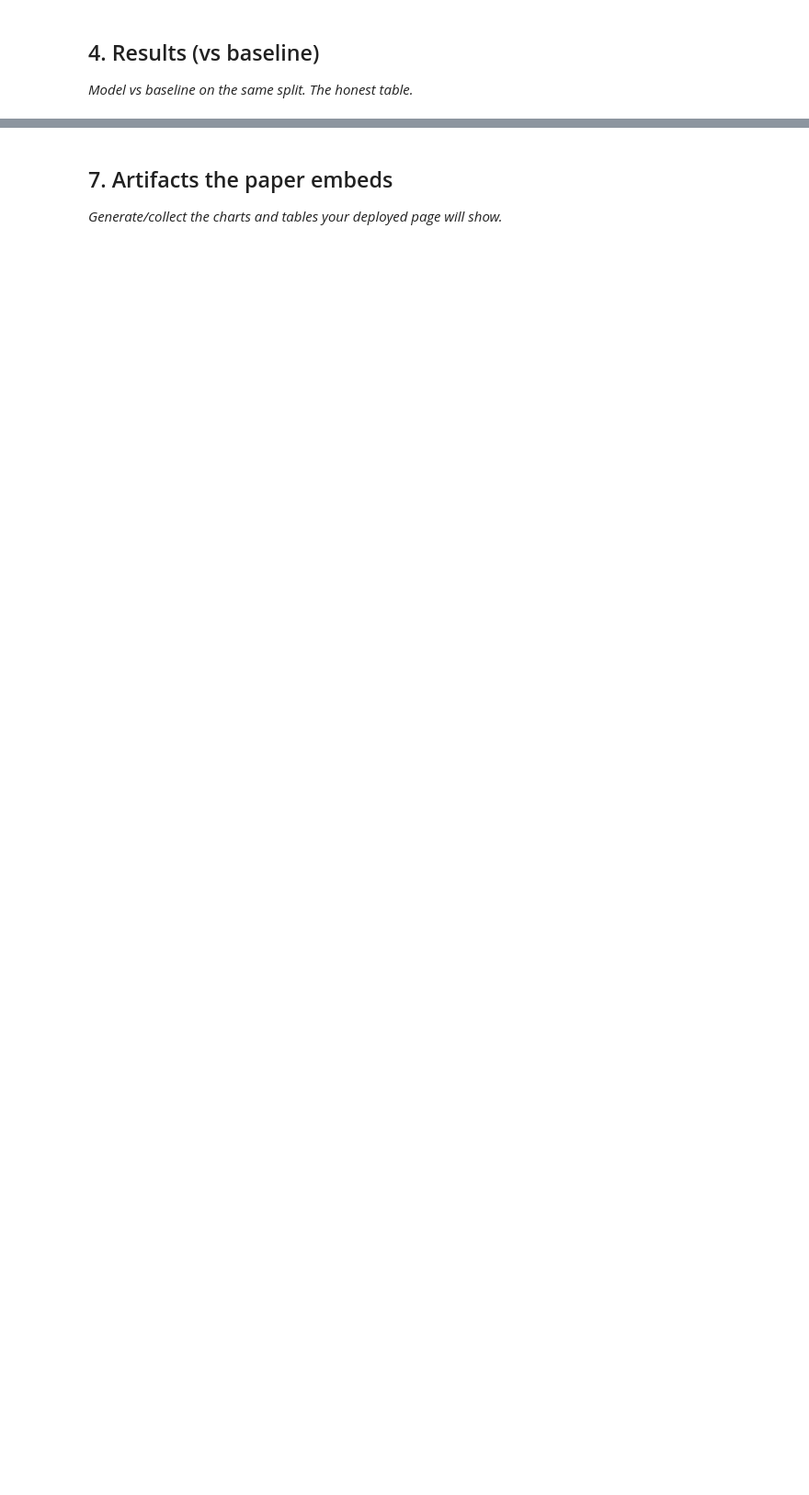
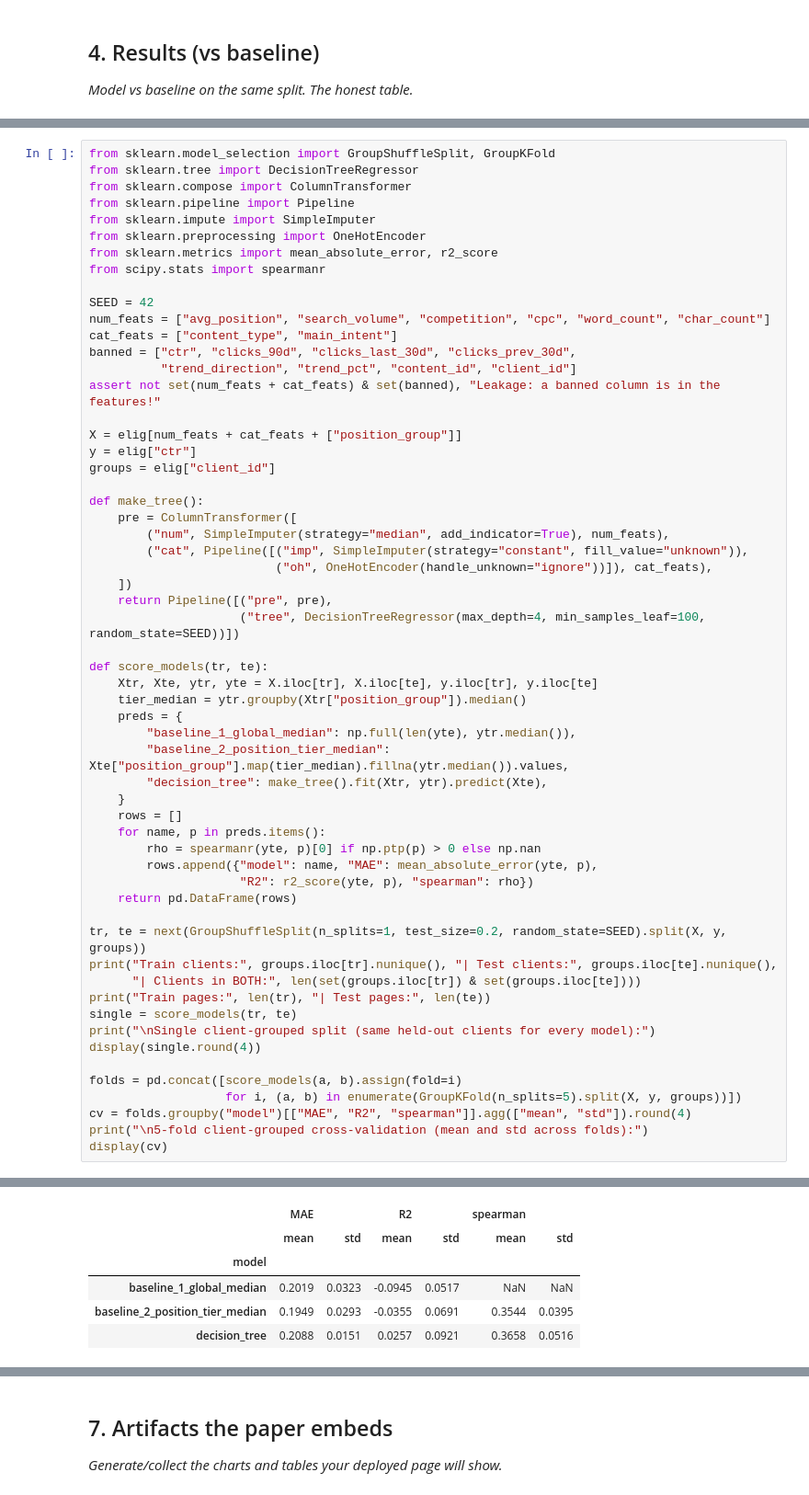
Before and after one commit to Gunjannn07/FlyRank1, a Jupyter notebook: work/notebooks/capstone.ipynb, the cells around one changed output, grey strips where cells are left out. Shown at 92% size. Cells and saved outputs as stored; diff of their text form; blank space fills up the shorter version.

```diff
--- a/work/notebooks/capstone.ipynb
+++ b/work/notebooks/capstone.ipynb
@@ -311,0 +272,59 @@ position_summary.to_csv("work/outputs/position_ctr_summary.csv", index=False)
+# %%
+from sklearn.model_selection import GroupShuffleSplit, GroupKFold
+from sklearn.tree import DecisionTreeRegressor
+from sklearn.compose import ColumnTransformer
+from sklearn.pipeline import Pipeline
+from sklearn.impute import SimpleImputer
+from sklearn.preprocessing import OneHotEncoder
+from sklearn.metrics import mean_absolute_error, r2_score
+from scipy.stats import spearmanr
+
+SEED = 42
+num_feats = ["avg_position", "search_volume", "competition", "cpc", "word_count", "char_count"]
+cat_feats = ["content_type", "main_intent"]
+banned = ["ctr", "clicks_90d", "clicks_last_30d", "clicks_prev_30d",
+          "trend_direction", "trend_pct", "content_id", "client_id"]
+assert not set(num_feats + cat_feats) & set(banned), "Leakage: a banned column is in the features!"
+
+X = elig[num_feats + cat_feats + ["position_group"]]
+y = elig["ctr"]
+groups = elig["client_id"]
+
+def make_tree():
+    pre = ColumnTransformer([
+        ("num", SimpleImputer(strategy="median", add_indicator=True), num_feats),
+        ("cat", Pipeline([("imp", SimpleImputer(strategy="constant", fill_value="unknown")),
+                          ("oh", OneHotEncoder(handle_unknown="ignore"))]), cat_feats),
+    ])
+    return Pipeline([("pre", pre),
+                     ("tree", DecisionTreeRegressor(max_depth=4, min_samples_leaf=100, random_state=SEED))])
+
+def score_models(tr, te):
+    Xtr, Xte, ytr, yte = X.iloc[tr], X.iloc[te], y.iloc[tr], y.iloc[te]
+    tier_median = ytr.groupby(Xtr["position_group"]).median()
+    preds = {
+        "baseline_1_global_median": np.full(len(yte), ytr.median()),
+        "baseline_2_position_tier_median": Xte["position_group"].map(tier_median).fillna(ytr.median()).values,
+        "decision_tree": make_tree().fit(Xtr, ytr).predict(Xte),
+    }
+    rows = []
+    for name, p in preds.items():
+        rho = spearmanr(yte, p)[0] if np.ptp(p) > 0 else np.nan
+        rows.append({"model": name, "MAE": mean_absolute_error(yte, p),
+                     "R2": r2_score(yte, p), "spearman": rho})
+    return pd.DataFrame(rows)
+
+tr, te = next(GroupShuffleSplit(n_splits=1, test_size=0.2, random_state=SEED).split(X, y, groups))
+print("Train clients:", groups.iloc[tr].nunique(), "| Test clients:", groups.iloc[te].nunique(),
+      "| Clients in BOTH:", len(set(groups.iloc[tr]) & set(groups.iloc[te])))
+print("Train pages:", len(tr), "| Test pages:", len(te))
+single = score_models(tr, te)
+print("\nSingle client-grouped split (same held-out clients for every model):")
+display(single.round(4))
+
+folds = pd.concat([score_models(a, b).assign(fold=i)
+                   for i, (a, b) in enumerate(GroupKFold(n_splits=5).split(X, y, groups))])
+cv = folds.groupby("model")[["MAE", "R2", "spearman"]].agg(["mean", "std"]).round(4)
+print("\n5-fold client-grouped cross-validation (mean and std across folds):")
+display(cv)
+# %% [output]
@@ -311,0 +340,6 @@ position_summary.to_csv("work/outputs/position_ctr_summary.csv", index=False)
+|  | MAE |  | R2 |  | spearman |  |
+|  | mean | std | mean | std | mean | std |
+| model |  |  |  |  |  |  |
+| baseline_1_global_median | 0.2019 | 0.0323 | -0.0945 | 0.0517 | NaN | NaN |
+| baseline_2_position_tier_median | 0.1949 | 0.0293 | -0.0355 | 0.0691 | 0.3544 | 0.0395 |
+| decision_tree | 0.2088 | 0.0151 | 0.0257 | 0.0921 | 0.3658 | 0.0516 |
```
Also changed, not shown: parts of 19 cells of this notebook.
